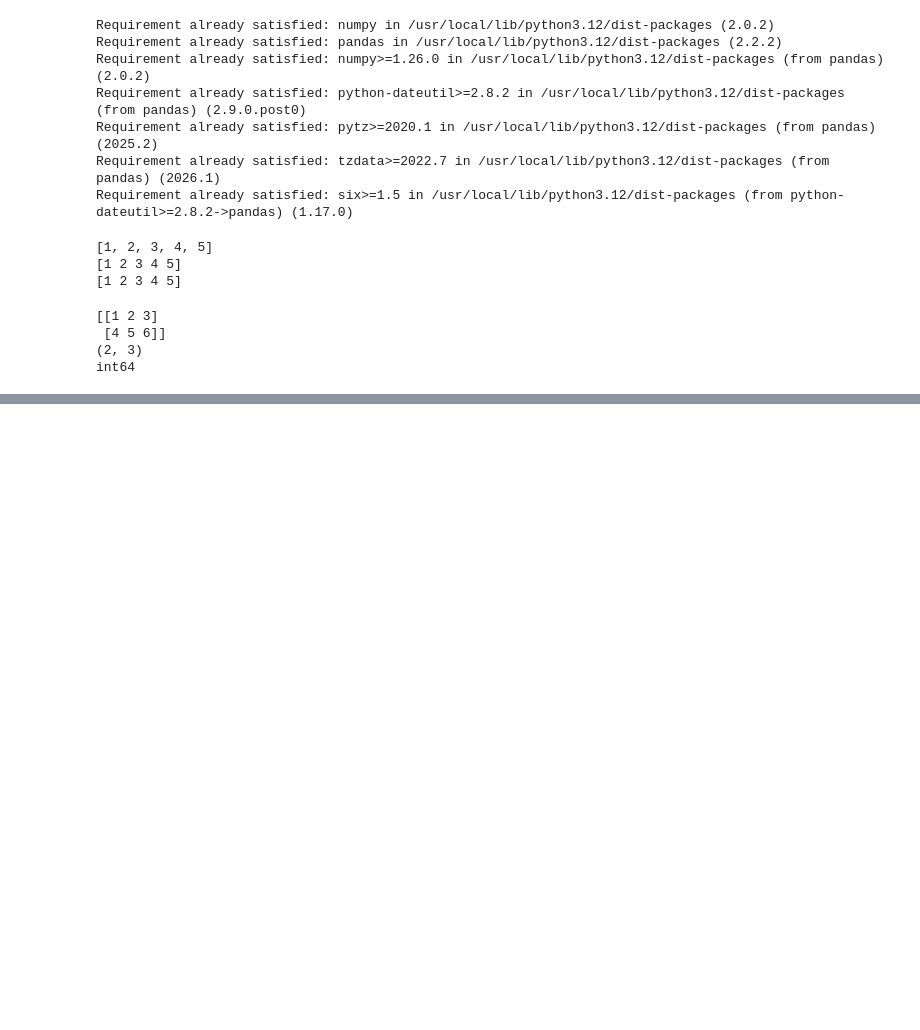
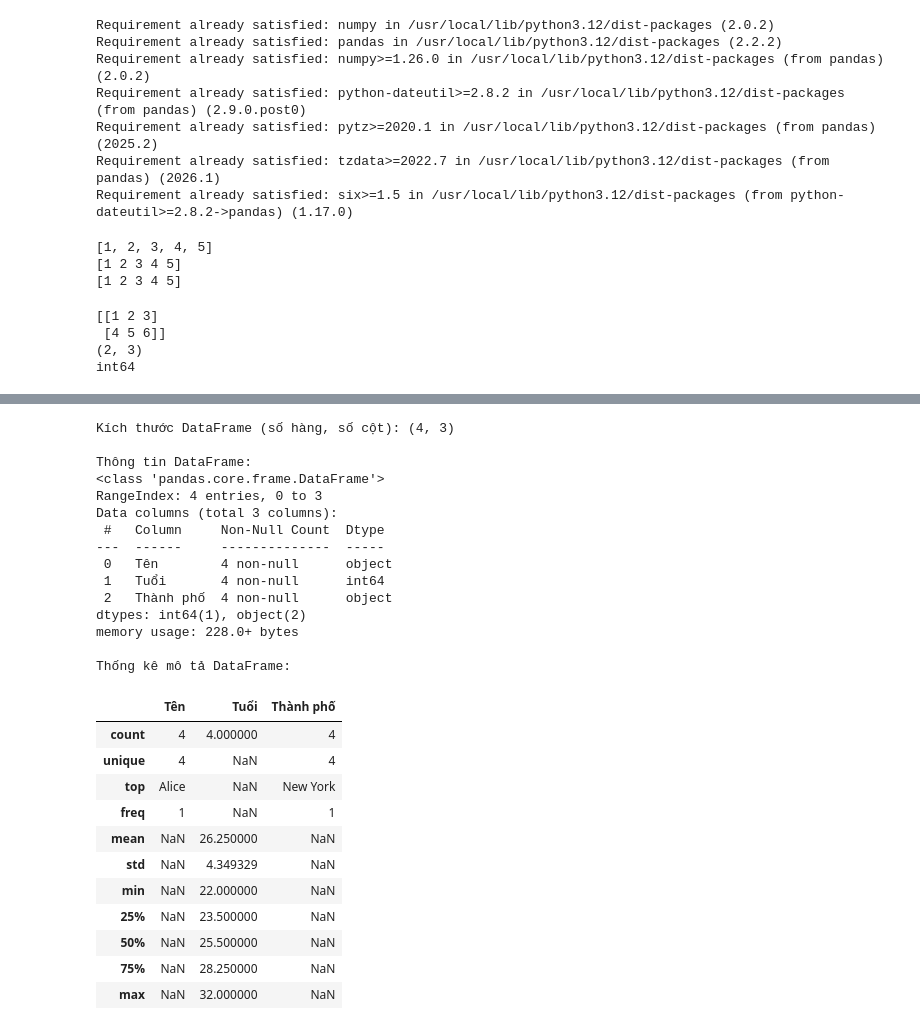
Before and after one commit to vohoangtien290905/Thuc-Hanh-DeepLearning, a Jupyter notebook: Lab_1/Lab1_numpy_pandas.ipynb, the cells around one changed output, grey strips where cells are left out. Drawn from its saved outputs; the diff is of its cells as text; code cells hidden in the pictures; blank space fills up the shorter version.

```diff
--- a/Lab_1/Lab1_numpy_pandas.ipynb
+++ b/Lab_1/Lab1_numpy_pandas.ipynb
@@ -45,0 +159,14 @@ int64
+# %%
+import pandas as pd
+
+# Tạo một DataFrame từ dictionary
+data = {
+    'Tên': ['Alice', 'Bob', 'Charlie', 'David'],
+    'Tuổi': [24, 27, 22, 32],
+    'Thành phố': ['New York', 'Los Angeles', 'Chicago', 'Houston']
+}
+
+df = pd.DataFrame(data)
+
+print("DataFrame đã tạo:")
+display(df.head())
@@ -45,0 +180,36 @@ int64
+# %%
+print("Kích thước DataFrame (số hàng, số cột):", df.shape)
+
+print("\nThông tin DataFrame:")
+df.info()
+
+print("\nThống kê mô tả DataFrame:")
+display(df.describe(include='all')) # include='all' để bao gồm cả cột object (chuỗi)
+# %% [output]
+Kích thước DataFrame (số hàng, số cột): (4, 3)
+
+Thông tin DataFrame:
+<class 'pandas.core.frame.DataFrame'>
+RangeIndex: 4 entries, 0 to 3
+Data columns (total 3 columns):
+ #   Column     Non-Null Count  Dtype
+---  ------     --------------  -----
+ 0   Tên        4 non-null      object
+ 1   Tuổi       4 non-null      int64
+ 2   Thành phố  4 non-null      object
+dtypes: int64(1), object(2)
+memory usage: 228.0+ bytes
+
+Thống kê mô tả DataFrame:
+|  | Tên | Tuổi | Thành phố |
+| count | 4 | 4.000000 | 4 |
+| unique | 4 | NaN | 4 |
+| top | Alice | NaN | New York |
+| freq | 1 | NaN | 1 |
+| mean | NaN | 26.250000 | NaN |
+| std | NaN | 4.349329 | NaN |
+| min | NaN | 22.000000 | NaN |
+| 25% | NaN | 23.500000 | NaN |
+| 50% | NaN | 25.500000 | NaN |
+| 75% | NaN | 28.250000 | NaN |
+| max | NaN | 32.000000 | NaN |
```
Also changed, not shown: parts of 16 cells of this notebook.
